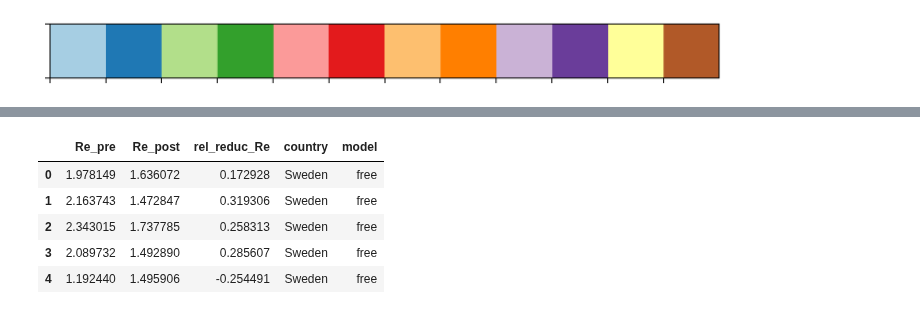
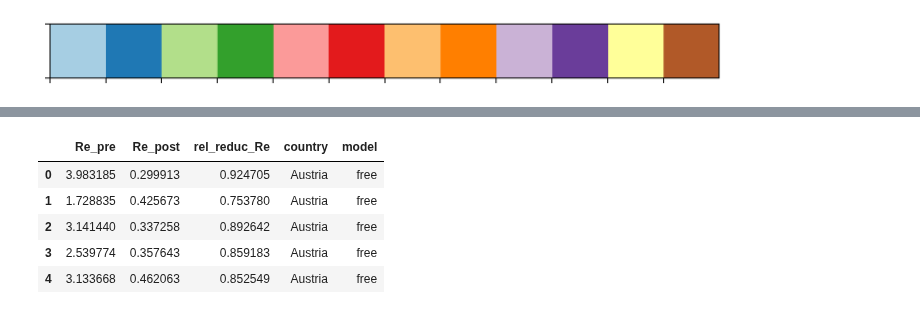
Before and after one commit to yoavram-lab/EffectiveNPI, a Jupyter notebook: src/Re.ipynb, the cells around one changed output, grey strips where cells are left out. Drawn from its saved outputs; the diff is of its cells as text; code cells hidden in the pictures.

```diff
--- a/src/Re.ipynb
+++ b/src/Re.ipynb
@@ -118,21 +51,0 @@ sns.despine()
-# %%
-fig, ax = plt.subplots(1, 1, figsize=(8, 8*2/3), sharex=True, sharey=True)
-ax.scatter(
-    df_free.loc[df_free['country'].isin(countries), 'Re pre-post ratio'],
-    df_fixed.loc[df_fixed['country'].isin(countries), 'Re pre-post ratio'],
-    s=30)#c=df_fixed['color'])
-for i, country in enumerate(countries):
-    ax.text(
-        df_free.loc[df_free['country']==country, 'Re pre-post ratio']-0.02,
-        df_fixed.loc[df_fixed['country']==country, 'Re pre-post ratio']+0.01,
-        pycountry.countries.search_fuzzy(country)[0].alpha_2,
-        horizontalalignment='left', verticalalignment='bottom', color='k', fontsize=10
-    )
-ax.plot(np.linspace(0, 1), np.linspace(0, 1), color='k', ls='--')
-ax.set(xlim=(0, 0.9), ylim=(0, 0.6), xticks=np.arange(0, 1, 0.2), yticks=np.arange(0, 1, 0.2),
-       xlabel=r'Relative reduction in $R$ with Free $\tau$', ylabel=r'Relative reduction in $R$ with Fixed $\tau$',)# xticks=np.arange(1, 8), yticks=np.arange(1,3))
-ax.xaxis.set_major_formatter(plt.FuncFormatter('{:.0%}'.format))
-ax.yaxis.set_major_formatter(plt.FuncFormatter('{:.0%}'.format))
-fig_panel_labels(np.array([ax]), 'C', xcoord=0.01, ycoord=0.95)
-sns.despine()
-fig.savefig('../figures/Fig_Re.pdf', dpi=100)
@@ -141,23 +52,27 @@ fig.savefig('../figures/Fig_Re.pdf', dpi=100)
+# %%
+job_id_free = '7M'
+job_id_fixed = '7MFixed'
+countries = 'Austria Belgium Denmark France Germany Italy Norway Spain Sweden Switzerland United_Kingdom Wuhan'.split()
 # %%
 dfs = []
 for country in countries:
-    output_folder = r'../output/{}/figures/Re_{}.csv'.format(job_id_free, country.replace(' ', '_'))
+    output_folder = r'../figures/Re/{}/Re_{}.csv'.format(job_id_free, country.replace(' ', '_'))
     df = pd.read_csv(output_folder)
     df['country'] = country
     df['model'] = 'free'
     dfs.append(df)
-    output_folder = r'../output/{}/figures/Re_{}.csv'.format(job_id_fixed, country.replace(' ', '_'))
+    output_folder = r'../figures/Re/{}/Re_{}.csv'.format(job_id_fixed, country.replace(' ', '_'))
     df = pd.read_csv(output_folder)
     df['country'] = country
     df['model'] = 'fixed'
     dfs.append(df)
 
 df = pd.concat(dfs)
 df.head()
 # %% [output]
 |  | Re_pre | Re_post | rel_reduc_Re | country | model |
-| 0 | 1.978149 | 1.636072 | 0.172928 | Sweden | free |
-| 1 | 2.163743 | 1.472847 | 0.319306 | Sweden | free |
-| 2 | 2.343015 | 1.737785 | 0.258313 | Sweden | free |
-| 3 | 2.089732 | 1.492890 | 0.285607 | Sweden | free |
-| 4 | 1.192440 | 1.495906 | -0.254491 | Sweden | free |
+| 0 | 3.983185 | 0.299913 | 0.924705 | Austria | free |
+| 1 | 1.728835 | 0.425673 | 0.753780 | Austria | free |
+| 2 | 3.141440 | 0.337258 | 0.892642 | Austria | free |
+| 3 | 2.539774 | 0.357643 | 0.859183 | Austria | free |
+| 4 | 3.133668 | 0.462063 | 0.852549 | Austria | free |
```
Also changed, not shown: parts of 23 cells of this notebook, 2 other files.
